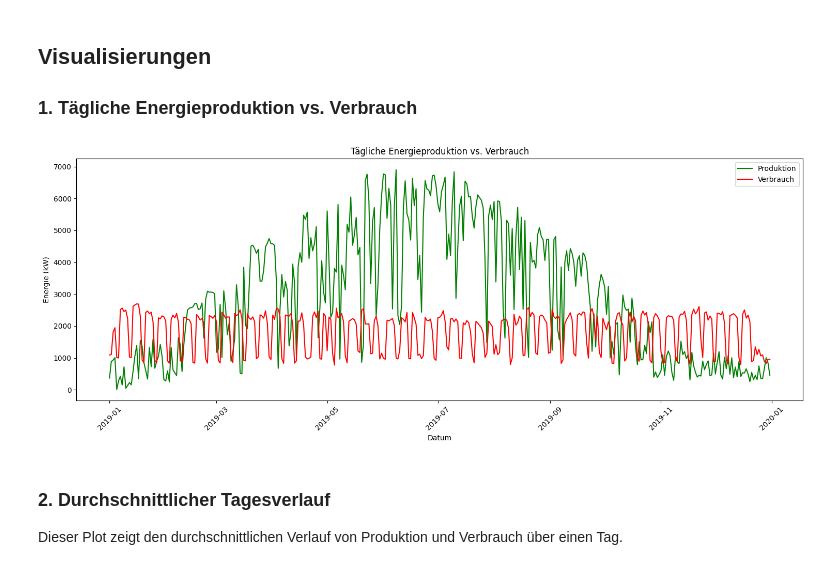
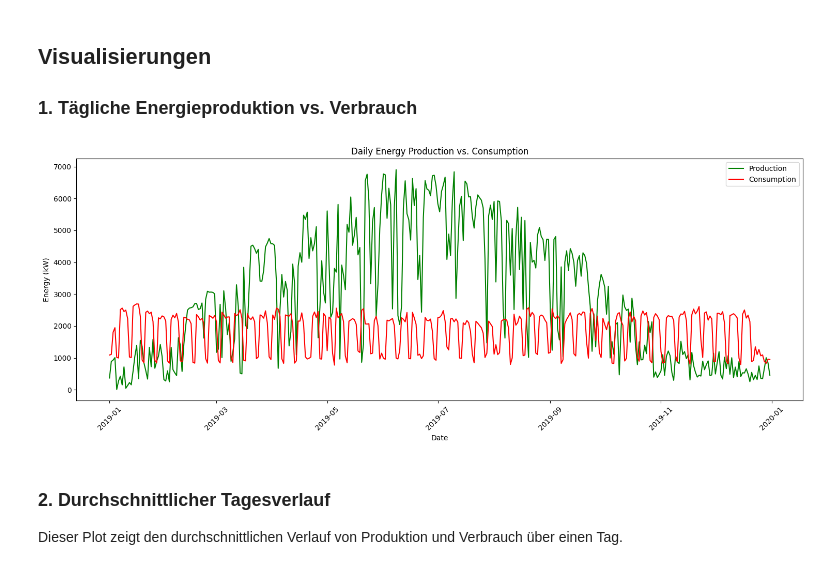
Before and after one commit to abishanaru/PV-Optimisation, a Jupyter notebook: main.ipynb, the cells around one changed output. Saved outputs shown, nothing was run; the diff lists cells and outputs as text; code cells hidden in the pictures.

```diff
--- a/main.ipynb
+++ b/main.ipynb
@@ -66,16 +66,16 @@ daily_sums.head()
 ### 1. Tägliche Energieproduktion vs. Verbrauch
 # %%
 plt.figure(figsize=(15, 6))
-plt.plot(daily_sums['Date'], daily_sums['Generation_kW'], label='Produktion', color='green')
-plt.plot(daily_sums['Date'], daily_sums['Overall_Consumption_Calc_kW'], label='Verbrauch', color='red')
-plt.title('Tägliche Energieproduktion vs. Verbrauch')
-plt.xlabel('Datum')
-plt.ylabel('Energie (kW)')
+plt.plot(daily_sums['Date'], daily_sums['Generation_kW'], label='Production', color='green')
+plt.plot(daily_sums['Date'], daily_sums['Overall_Consumption_Calc_kW'], label='Consumption', color='red')
+plt.title('Daily Energy Production vs. Consumption')
+plt.xlabel('Date')
+plt.ylabel('Energy (kW)')
 plt.legend()
 plt.xticks(rotation=45)
 plt.tight_layout()
 # %% [output]
-[figure, old version]
+[figure, new version]
 # %% [markdown]
 ### 2. Durchschnittlicher Tagesverlauf
 Dieser Plot zeigt den durchschnittlichen Verlauf von Produktion und Verbrauch über einen Tag.
```
Also changed, not shown: parts of 7 cells of this notebook.
